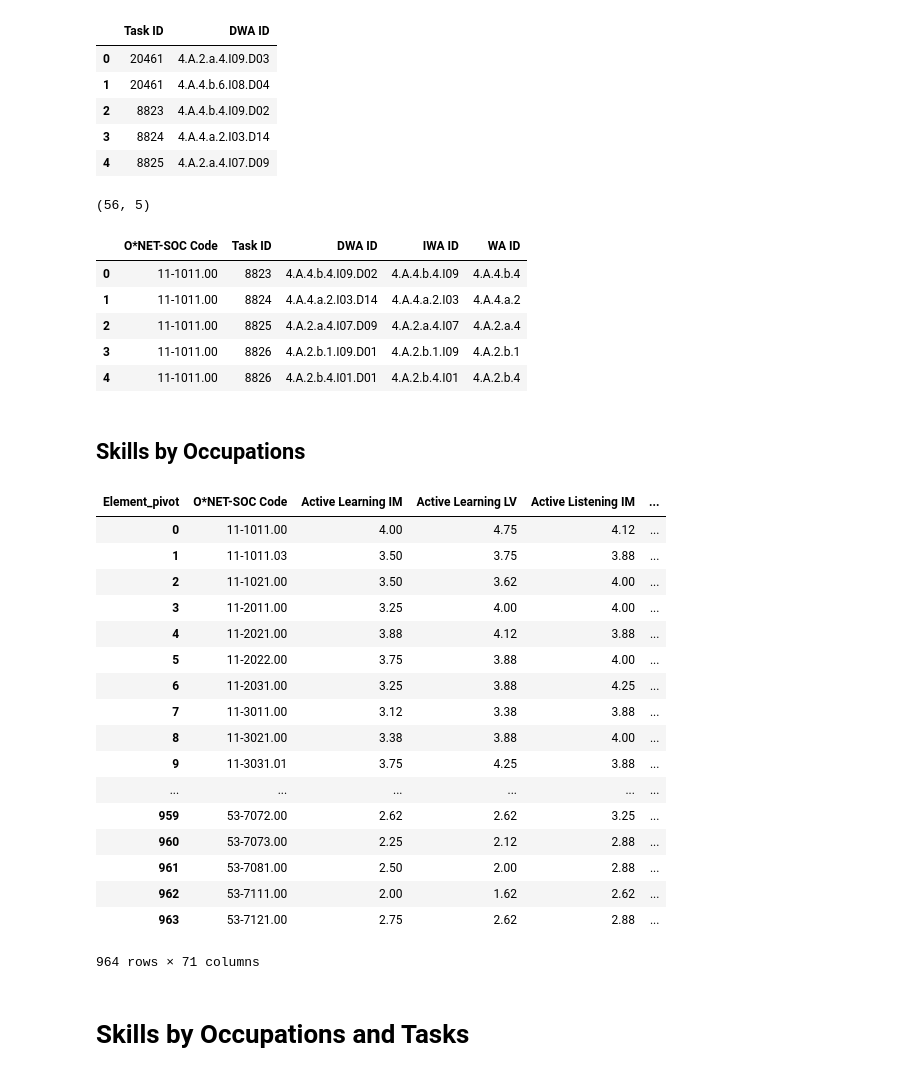
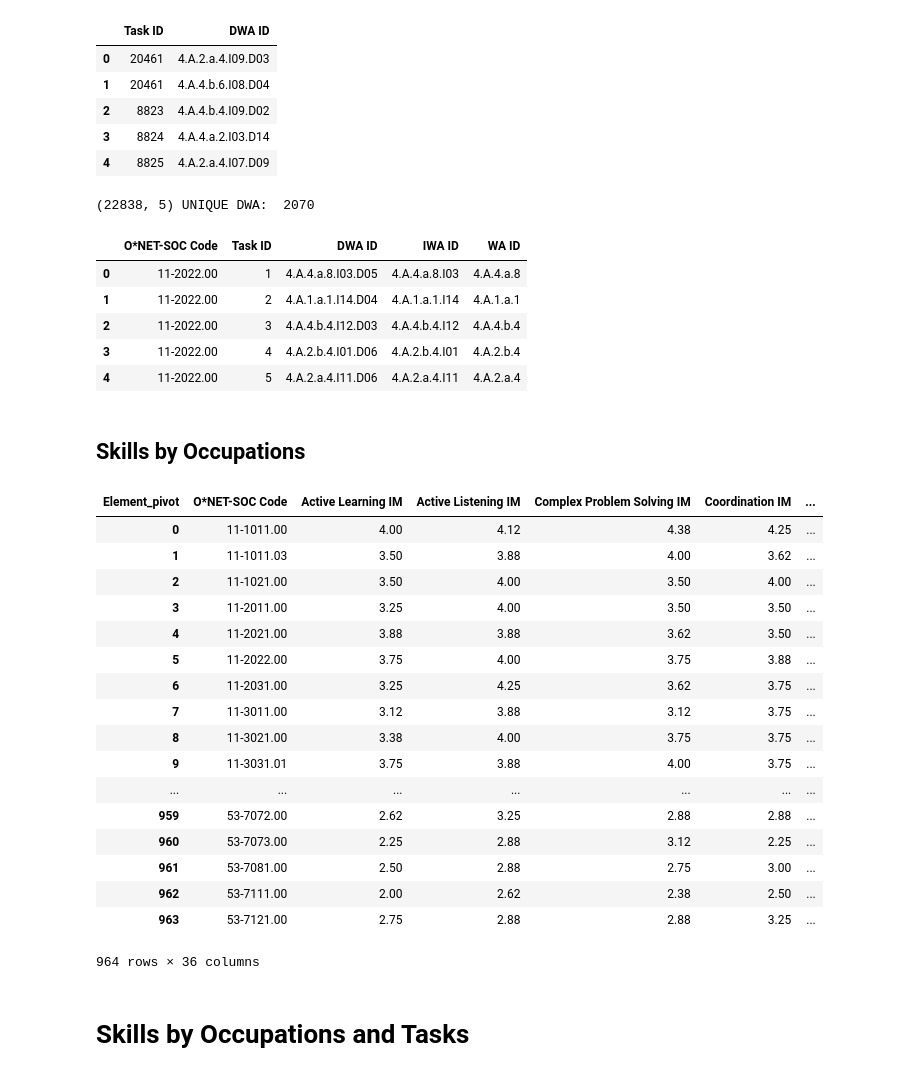
Before and after one commit to PDuckworth/FutureOf, a Jupyter notebook: FutureOfEmployment/skills_ability_vector_per_task.ipynb, the cells around one changed output. Saved outputs shown, nothing was run; the diff lists cells and outputs as text; code cells hidden in the pictures.

```diff
--- a/FutureOfEmployment/skills_ability_vector_per_task.ipynb
+++ b/FutureOfEmployment/skills_ability_vector_per_task.ipynb
@@ -80,46 +82,48 @@ df3 = pd.merge(df2, IWAref,  how='left', left_on=['IWA ID'], right_on = ['IWA ID
 cols = ['O*NET-SOC Code', 'Task ID', 'DWA ID', 'IWA ID', 'WA ID']
 df3 = df3[cols]
 
-print df3.shape
+# tasks are many-to-many with DWA, e.g. task id=8826.
+print df3.shape, "UNIQUE DWA: ", len(df3['DWA ID'].unique())
 df3.head()
 # %% [output]
-(56, 5)
+(22838, 5) UNIQUE DWA:  2070
 |  | O*NET-SOC Code | Task ID | DWA ID | IWA ID | WA ID |
-| 0 | 11-1011.00 | 8823 | 4.A.4.b.4.I09.D02 | 4.A.4.b.4.I09 | 4.A.4.b.4 |
-| 1 | 11-1011.00 | 8824 | 4.A.4.a.2.I03.D14 | 4.A.4.a.2.I03 | 4.A.4.a.2 |
-| 2 | 11-1011.00 | 8825 | 4.A.2.a.4.I07.D09 | 4.A.2.a.4.I07 | 4.A.2.a.4 |
-| 3 | 11-1011.00 | 8826 | 4.A.2.b.1.I09.D01 | 4.A.2.b.1.I09 | 4.A.2.b.1 |
-| 4 | 11-1011.00 | 8826 | 4.A.2.b.4.I01.D01 | 4.A.2.b.4.I01 | 4.A.2.b.4 |
+| 0 | 11-2022.00 | 1 | 4.A.4.a.8.I03.D05 | 4.A.4.a.8.I03 | 4.A.4.a.8 |
+| 1 | 11-2022.00 | 2 | 4.A.1.a.1.I14.D04 | 4.A.1.a.1.I14 | 4.A.1.a.1 |
+| 2 | 11-2022.00 | 3 | 4.A.4.b.4.I12.D03 | 4.A.4.b.4.I12 | 4.A.4.b.4 |
+| 3 | 11-2022.00 | 4 | 4.A.2.b.4.I01.D06 | 4.A.2.b.4.I01 | 4.A.2.b.4 |
+| 4 | 11-2022.00 | 5 | 4.A.2.a.4.I11.D06 | 4.A.2.a.4.I11 | 4.A.2.a.4 |
 # %% [markdown]
 ## Skills by Occupations
 # %%
-
 skills = pd.read_table(os.path.join(datasets, 'ONET/databases/db2016/Skills.txt'), sep='\t', low_memory=False)
 skills.head()
+skills = skills[skills['Scale ID'] == 'IM']
 
 skills['Element_pivot'] =  skills['Element Name'] + " " +  skills['Scale ID']
+
 skills_pivot = skills.pivot(index = 'O*NET-SOC Code', columns='Element_pivot', values='Data Value').fillna(0)
 skills_pivot.reset_index(inplace=True)
 skills_pivot
 # %% [output]
-| Element_pivot | O*NET-SOC Code | Active Learning IM | Active Learning LV | Active Listening IM | ... |
-| 0 | 11-1011.00 | 4.00 | 4.75 | 4.12 | ... |
-| 1 | 11-1011.03 | 3.50 | 3.75 | 3.88 | ... |
-| 2 | 11-1021.00 | 3.50 | 3.62 | 4.00 | ... |
-| 3 | 11-2011.00 | 3.25 | 4.00 | 4.00 | ... |
-| 4 | 11-2021.00 | 3.88 | 4.12 | 3.88 | ... |
-| 5 | 11-2022.00 | 3.75 | 3.88 | 4.00 | ... |
-| 6 | 11-2031.00 | 3.25 | 3.88 | 4.25 | ... |
-| 7 | 11-3011.00 | 3.12 | 3.38 | 3.88 | ... |
-| 8 | 11-3021.00 | 3.38 | 3.88 | 4.00 | ... |
-| 9 | 11-3031.01 | 3.75 | 4.25 | 3.88 | ... |
-| ... | ... | ... | ... | ... | ... |
-| 959 | 53-7072.00 | 2.62 | 2.62 | 3.25 | ... |
-| 960 | 53-7073.00 | 2.25 | 2.12 | 2.88 | ... |
-| 961 | 53-7081.00 | 2.50 | 2.00 | 2.88 | ... |
-| 962 | 53-7111.00 | 2.00 | 1.62 | 2.62 | ... |
-| 963 | 53-7121.00 | 2.75 | 2.62 | 2.88 | ... |
+| Element_pivot | O*NET-SOC Code | Active Learning IM | Active Listening IM | Complex Problem Solving IM | Coordination IM | ... |
+| 0 | 11-1011.00 | 4.00 | 4.12 | 4.38 | 4.25 | ... |
+| 1 | 11-1011.03 | 3.50 | 3.88 | 4.00 | 3.62 | ... |
+| 2 | 11-1021.00 | 3.50 | 4.00 | 3.50 | 4.00 | ... |
+| 3 | 11-2011.00 | 3.25 | 4.00 | 3.50 | 3.50 | ... |
+| 4 | 11-2021.00 | 3.88 | 3.88 | 3.62 | 3.50 | ... |
+| 5 | 11-2022.00 | 3.75 | 4.00 | 3.75 | 3.88 | ... |
+| 6 | 11-2031.00 | 3.25 | 4.25 | 3.62 | 3.75 | ... |
+| 7 | 11-3011.00 | 3.12 | 3.88 | 3.12 | 3.75 | ... |
+| 8 | 11-3021.00 | 3.38 | 4.00 | 3.75 | 3.75 | ... |
+| 9 | 11-3031.01 | 3.75 | 3.88 | 4.00 | 3.75 | ... |
+| ... | ... | ... | ... | ... | ... | ... |
+| 959 | 53-7072.00 | 2.62 | 3.25 | 2.88 | 2.88 | ... |
+| 960 | 53-7073.00 | 2.25 | 2.88 | 3.12 | 2.25 | ... |
+| 961 | 53-7081.00 | 2.50 | 2.88 | 2.75 | 3.00 | ... |
+| 962 | 53-7111.00 | 2.00 | 2.62 | 2.38 | 2.50 | ... |
+| 963 | 53-7121.00 | 2.75 | 2.88 | 2.88 | 3.25 | ... |
-964 rows × 71 columns
+964 rows × 36 columns
 # %%
 # WA['Element_pivot'] =  WA['Element Name'] + " " +  WA['Scale ID']
 # WA_pivot = WA.pivot(index = 'O*NET-SOC Code', columns='Element_pivot', values='Data Value').fillna(0)
```
Also changed, not shown: parts of 14 cells of this notebook.
